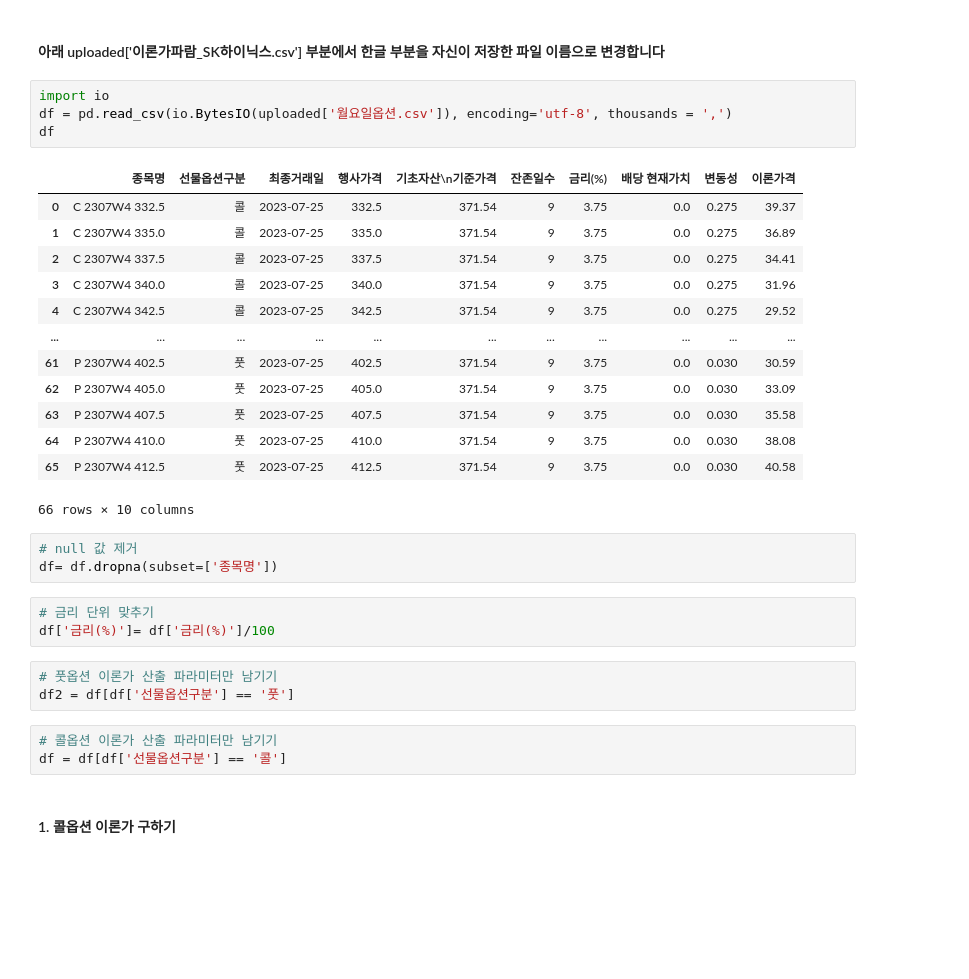
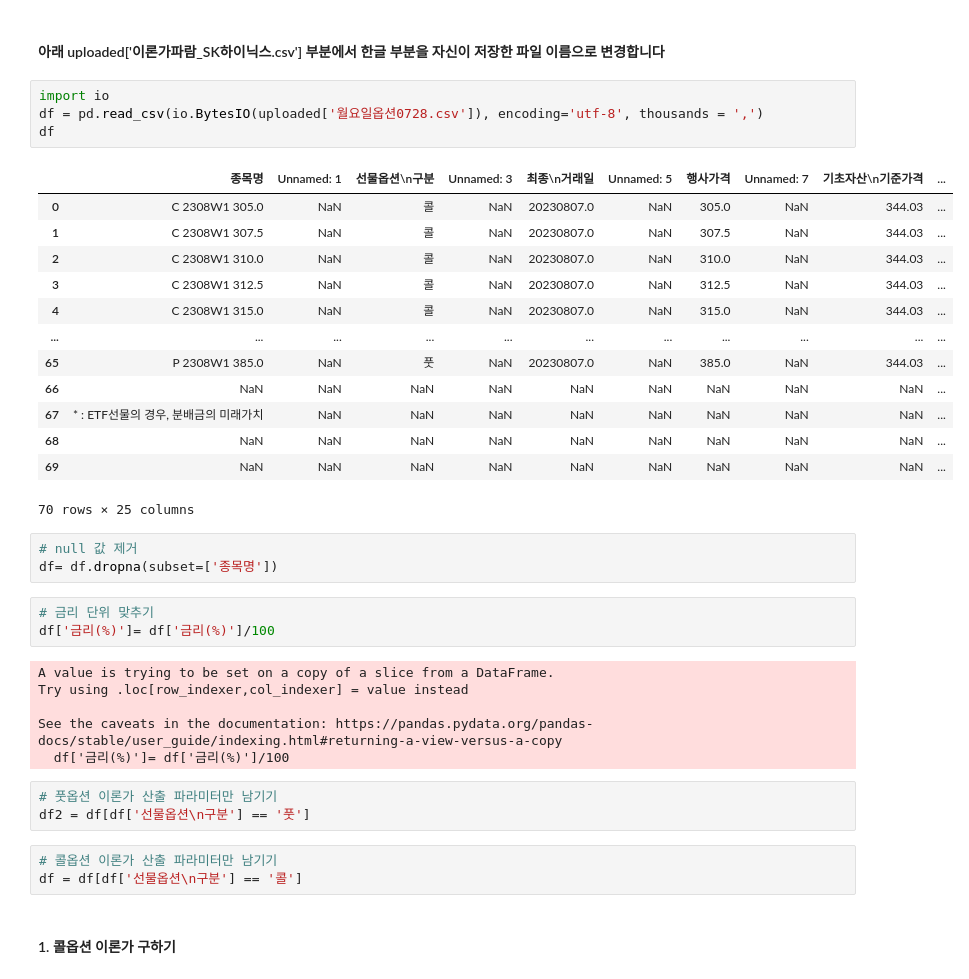
Before and after one commit to SophieShin/MachineLearning, a Jupyter notebook: Option_Pricing(+prc_lmt)_MondayOptions.ipynb, the cells around one changed output. Saved outputs shown, nothing was run; the diff lists cells and outputs as text; blank space fills up the shorter version.

```diff
--- a/Option_Pricing(+prc_lmt)_MondayOptions.ipynb
+++ b/Option_Pricing(+prc_lmt)_MondayOptions.ipynb
@@ -29,34 +29,40 @@ Saving 월요일옵션.csv to 월요일옵션.csv
 #### 아래 uploaded['이론가파람_SK하이닉스.csv'] 부분에서 한글 부분을 자신이 저장한 파일 이름으로 변경합니다
 # %%
 import io
-df = pd.read_csv(io.BytesIO(uploaded['월요일옵션.csv']), encoding='utf-8', thousands = ',')
+df = pd.read_csv(io.BytesIO(uploaded['월요일옵션0728.csv']), encoding='utf-8', thousands = ',')
 df
 # %% [output]
-|  | 종목명 | 선물옵션구분 | 최종거래일 | 행사가격 | 기초자산\n기준가격 | 잔존일수 | 금리(%) | 배당 현재가치 | 변동성 | 이론가격 |
-| 0 | C 2307W4 332.5 | 콜 | 2023-07-25 | 332.5 | 371.54 | 9 | 3.75 | 0.0 | 0.275 | 39.37 |
-| 1 | C 2307W4 335.0 | 콜 | 2023-07-25 | 335.0 | 371.54 | 9 | 3.75 | 0.0 | 0.275 | 36.89 |
-| 2 | C 2307W4 337.5 | 콜 | 2023-07-25 | 337.5 | 371.54 | 9 | 3.75 | 0.0 | 0.275 | 34.41 |
-| 3 | C 2307W4 340.0 | 콜 | 2023-07-25 | 340.0 | 371.54 | 9 | 3.75 | 0.0 | 0.275 | 31.96 |
-| 4 | C 2307W4 342.5 | 콜 | 2023-07-25 | 342.5 | 371.54 | 9 | 3.75 | 0.0 | 0.275 | 29.52 |
+|  | 종목명 | Unnamed: 1 | 선물옵션\n구분 | Unnamed: 3 | 최종\n거래일 | Unnamed: 5 | 행사가격 | Unnamed: 7 | 기초자산\n기준가격 | ... |
+| 0 | C 2308W1 305.0 | NaN | 콜 | NaN | 20230807.0 | NaN | 305.0 | NaN | 344.03 | ... |
+| 1 | C 2308W1 307.5 | NaN | 콜 | NaN | 20230807.0 | NaN | 307.5 | NaN | 344.03 | ... |
+| 2 | C 2308W1 310.0 | NaN | 콜 | NaN | 20230807.0 | NaN | 310.0 | NaN | 344.03 | ... |
+| 3 | C 2308W1 312.5 | NaN | 콜 | NaN | 20230807.0 | NaN | 312.5 | NaN | 344.03 | ... |
+| 4 | C 2308W1 315.0 | NaN | 콜 | NaN | 20230807.0 | NaN | 315.0 | NaN | 344.03 | ... |
 | ... | ... | ... | ... | ... | ... | ... | ... | ... | ... | ... |
-| 61 | P 2307W4 402.5 | 풋 | 2023-07-25 | 402.5 | 371.54 | 9 | 3.75 | 0.0 | 0.030 | 30.59 |
-| 62 | P 2307W4 405.0 | 풋 | 2023-07-25 | 405.0 | 371.54 | 9 | 3.75 | 0.0 | 0.030 | 33.09 |
-| 63 | P 2307W4 407.5 | 풋 | 2023-07-25 | 407.5 | 371.54 | 9 | 3.75 | 0.0 | 0.030 | 35.58 |
-| 64 | P 2307W4 410.0 | 풋 | 2023-07-25 | 410.0 | 371.54 | 9 | 3.75 | 0.0 | 0.030 | 38.08 |
-| 65 | P 2307W4 412.5 | 풋 | 2023-07-25 | 412.5 | 371.54 | 9 | 3.75 | 0.0 | 0.030 | 40.58 |
+| 65 | P 2308W1 385.0 | NaN | 풋 | NaN | 20230807.0 | NaN | 385.0 | NaN | 344.03 | ... |
+| 66 | NaN | NaN | NaN | NaN | NaN | NaN | NaN | NaN | NaN | ... |
+| 67 | * : ETF선물의 경우, 분배금의 미래가치 | NaN | NaN | NaN | NaN | NaN | NaN | NaN | NaN | ... |
+| 68 | NaN | NaN | NaN | NaN | NaN | NaN | NaN | NaN | NaN | ... |
+| 69 | NaN | NaN | NaN | NaN | NaN | NaN | NaN | NaN | NaN | ... |
-66 rows × 10 columns
+70 rows × 25 columns
 # %%
 # null 값 제거
 df= df.dropna(subset=['종목명'])
 # %%
 # 금리 단위 맞추기
 df['금리(%)']= df['금리(%)']/100
+# %% [output]
+A value is trying to be set on a copy of a slice from a DataFrame.
+Try using .loc[row_indexer,col_indexer] = value instead
+
+See the caveats in the documentation: https://pandas.pydata.org/pandas-docs/stable/user_guide/indexing.html#returning-a-view-versus-a-copy
+  df['금리(%)']= df['금리(%)']/100
 # %%
 # 풋옵션 이론가 산출 파라미터만 남기기
-df2 = df[df['선물옵션구분'] == '풋']
+df2 = df[df['선물옵션\n구분'] == '풋']
 # %%
 # 콜옵션 이론가 산출 파라미터만 남기기
-df = df[df['선물옵션구분'] == '콜']
+df = df[df['선물옵션\n구분'] == '콜']
 # %% [markdown]
 #### 1. 콜옵션 이론가 구하기
 # %%
```
Also changed, not shown: parts of 8 cells of this notebook.
